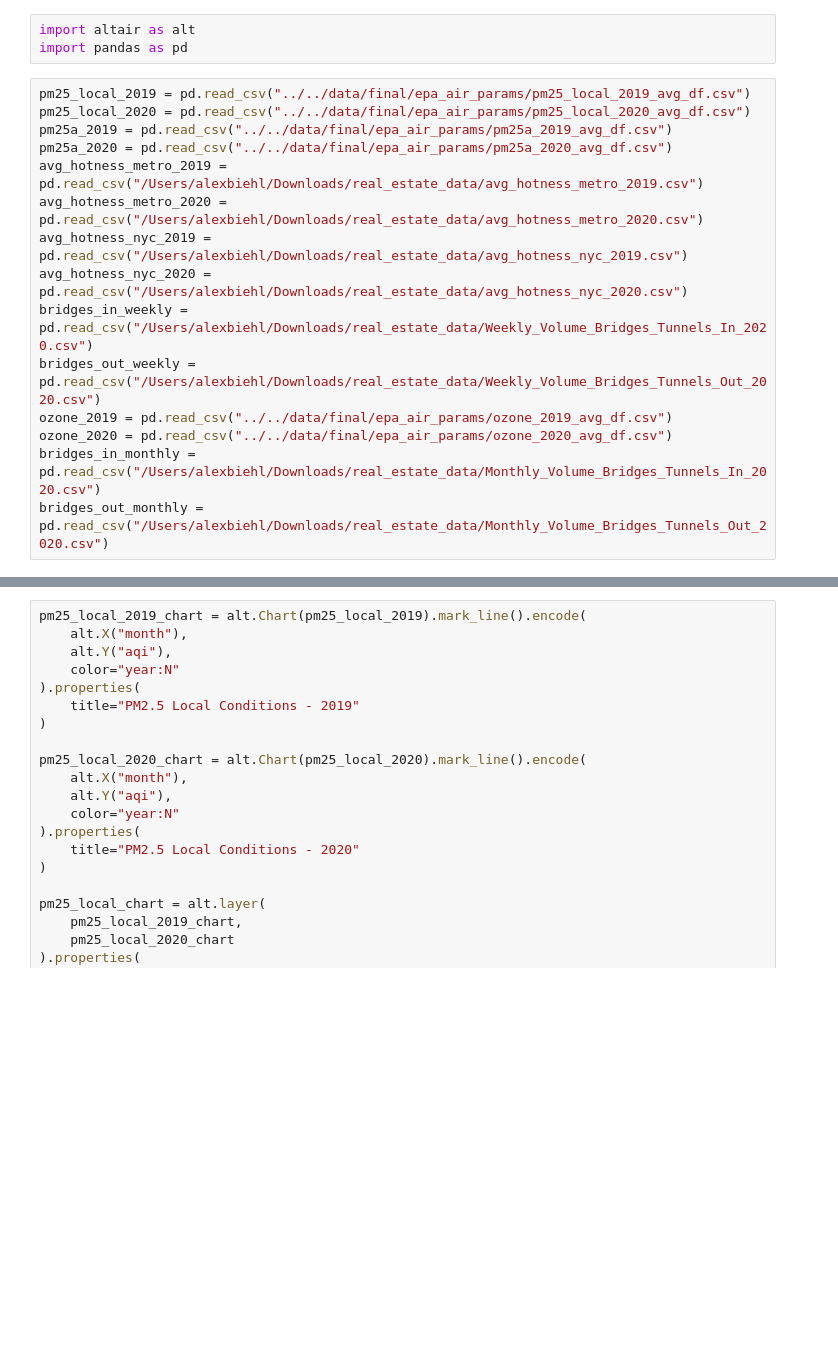
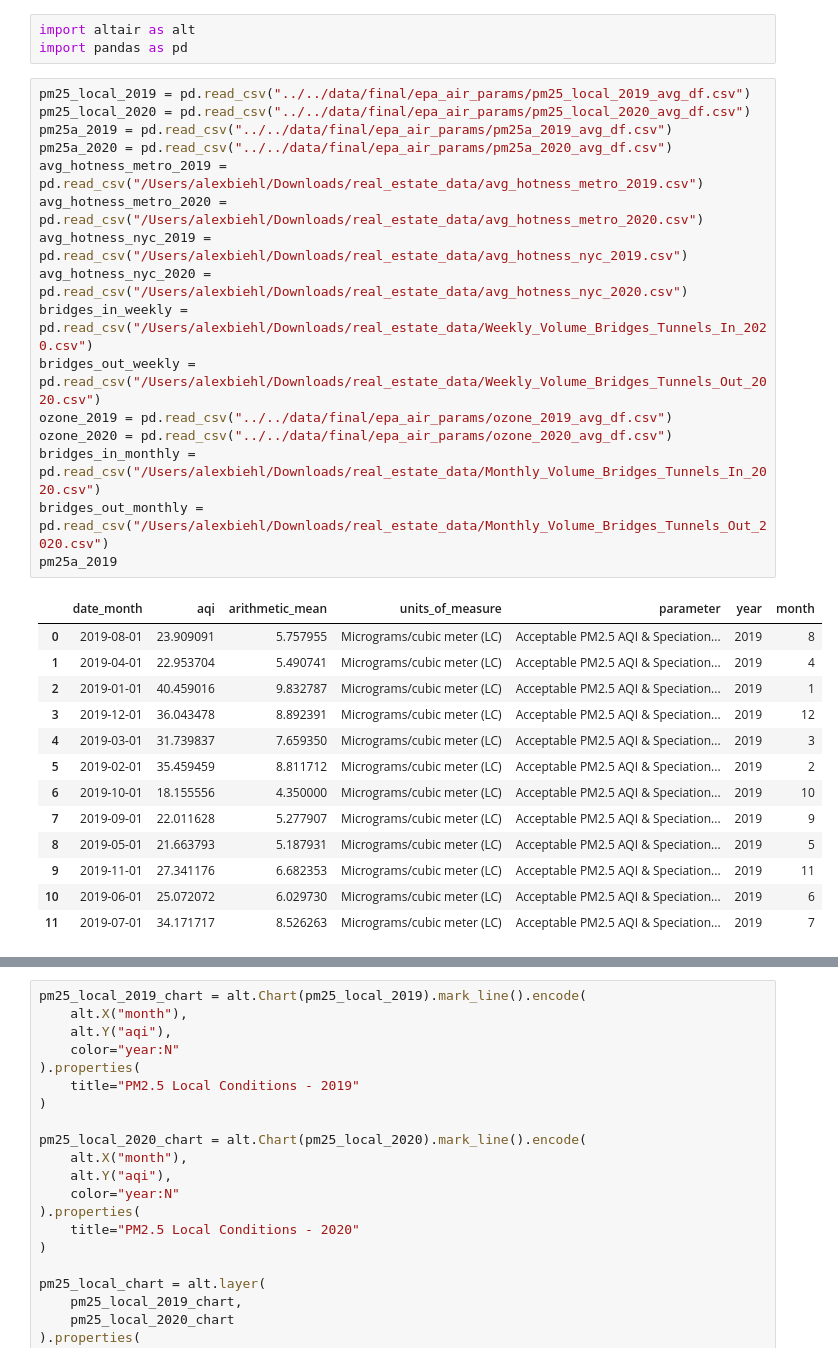
Before and after one commit to divyap2706/Reduced-to-home, a Jupyter notebook: src/vis_src/Air_and_RealEstate.ipynb, the cells around one changed output, grey strips where cells are left out. Drawn from its saved outputs; the diff is of its cells as text; blank space fills up the shorter version.

```diff
--- a/src/vis_src/Air_and_RealEstate.ipynb
+++ b/src/vis_src/Air_and_RealEstate.ipynb
@@ -4,17 +4,32 @@ import pandas as pd
 # %%
 pm25_local_2019 = pd.read_csv("../../data/final/epa_air_params/pm25_local_2019_avg_df.csv")
 pm25_local_2020 = pd.read_csv("../../data/final/epa_air_params/pm25_local_2020_avg_df.csv")
 pm25a_2019 = pd.read_csv("../../data/final/epa_air_params/pm25a_2019_avg_df.csv")
 pm25a_2020 = pd.read_csv("../../data/final/epa_air_params/pm25a_2020_avg_df.csv")
 avg_hotness_metro_2019 = pd.read_csv("/Users/alexbiehl/Downloads/real_estate_data/avg_hotness_metro_2019.csv")
 avg_hotness_metro_2020 = pd.read_csv("/Users/alexbiehl/Downloads/real_estate_data/avg_hotness_metro_2020.csv")
 avg_hotness_nyc_2019 = pd.read_csv("/Users/alexbiehl/Downloads/real_estate_data/avg_hotness_nyc_2019.csv")
 avg_hotness_nyc_2020 = pd.read_csv("/Users/alexbiehl/Downloads/real_estate_data/avg_hotness_nyc_2020.csv")
 bridges_in_weekly = pd.read_csv("/Users/alexbiehl/Downloads/real_estate_data/Weekly_Volume_Bridges_Tunnels_In_2020.csv")
 bridges_out_weekly = pd.read_csv("/Users/alexbiehl/Downloads/real_estate_data/Weekly_Volume_Bridges_Tunnels_Out_2020.csv")
 ozone_2019 = pd.read_csv("../../data/final/epa_air_params/ozone_2019_avg_df.csv")
 ozone_2020 = pd.read_csv("../../data/final/epa_air_params/ozone_2020_avg_df.csv")
 bridges_in_monthly = pd.read_csv("/Users/alexbiehl/Downloads/real_estate_data/Monthly_Volume_Bridges_Tunnels_In_2020.csv")
 bridges_out_monthly = pd.read_csv("/Users/alexbiehl/Downloads/real_estate_data/Monthly_Volume_Bridges_Tunnels_Out_2020.csv")
+pm25a_2019
+# %% [output]
+|  | date_month | aqi | arithmetic_mean | units_of_measure | parameter | year | month |
+| 0 | 2019-08-01 | 23.909091 | 5.757955 | Micrograms/cubic meter (LC) | Acceptable PM2.5 AQI & Speciation... | 2019 | 8 |
+| 1 | 2019-04-01 | 22.953704 | 5.490741 | Micrograms/cubic meter (LC) | Acceptable PM2.5 AQI & Speciation... | 2019 | 4 |
+| 2 | 2019-01-01 | 40.459016 | 9.832787 | Micrograms/cubic meter (LC) | Acceptable PM2.5 AQI & Speciation... | 2019 | 1 |
+| 3 | 2019-12-01 | 36.043478 | 8.892391 | Micrograms/cubic meter (LC) | Acceptable PM2.5 AQI & Speciation... | 2019 | 12 |
+| 4 | 2019-03-01 | 31.739837 | 7.659350 | Micrograms/cubic meter (LC) | Acceptable PM2.5 AQI & Speciation... | 2019 | 3 |
+| 5 | 2019-02-01 | 35.459459 | 8.811712 | Micrograms/cubic meter (LC) | Acceptable PM2.5 AQI & Speciation... | 2019 | 2 |
+| 6 | 2019-10-01 | 18.155556 | 4.350000 | Micrograms/cubic meter (LC) | Acceptable PM2.5 AQI & Speciation... | 2019 | 10 |
+| 7 | 2019-09-01 | 22.011628 | 5.277907 | Micrograms/cubic meter (LC) | Acceptable PM2.5 AQI & Speciation... | 2019 | 9 |
+| 8 | 2019-05-01 | 21.663793 | 5.187931 | Micrograms/cubic meter (LC) | Acceptable PM2.5 AQI & Speciation... | 2019 | 5 |
+| 9 | 2019-11-01 | 27.341176 | 6.682353 | Micrograms/cubic meter (LC) | Acceptable PM2.5 AQI & Speciation... | 2019 | 11 |
+| 10 | 2019-06-01 | 25.072072 | 6.029730 | Micrograms/cubic meter (LC) | Acceptable PM2.5 AQI & Speciation... | 2019 | 6 |
+| 11 | 2019-07-01 | 34.171717 | 8.526263 | Micrograms/cubic meter (LC) | Acceptable PM2.5 AQI & Speciation... | 2019 | 7 |
 # %%
 pm25a_2019_chart = alt.Chart(pm25a_2019).mark_line().encode(
```
Also changed, not shown: parts of 3 cells of this notebook, 1 other file.
